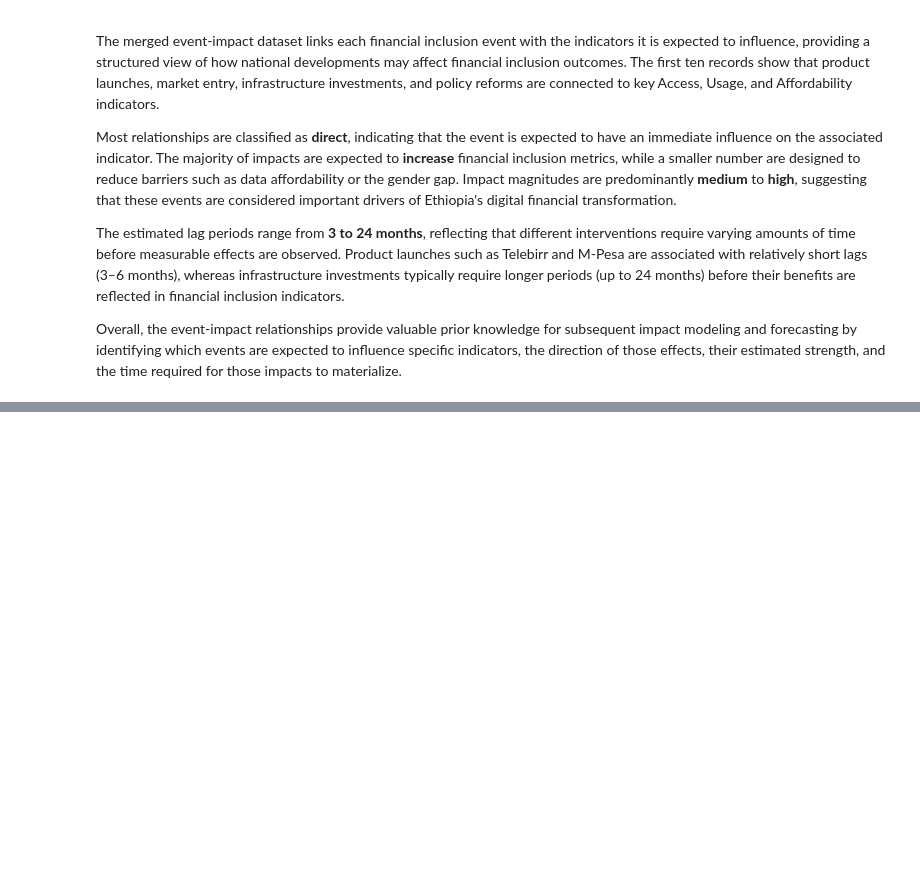
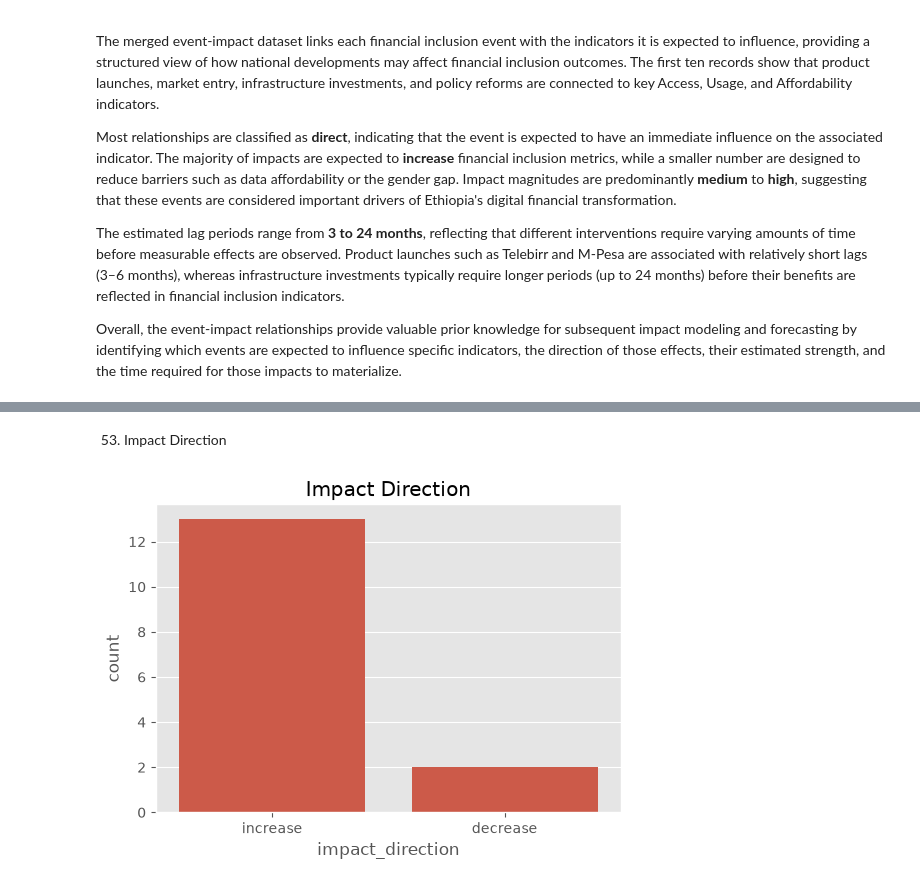
Before and after one commit to Lalisecf/ethiopia-fi-forecast-week11, a Jupyter notebook: notebooks/task_2_eda.ipynb, the cells around one changed output, grey strips where cells are left out. Cells and saved outputs as stored; diff of their text form; code cells hidden in the pictures; blank space fills up the shorter version.

```diff
--- a/notebooks/task_2_eda.ipynb
+++ b/notebooks/task_2_eda.ipynb
@@ -1953,0 +2197,15 @@ Overall, the event-impact relationships provide valuable prior knowledge for sub
+# %% [markdown]
+53. Impact Direction
+# %%
+plt.figure(figsize=(6,4))
+
+sns.countplot(
+    data=impact_links,
+    x="impact_direction"
+)
+
+plt.title("Impact Direction")
+
+plt.show()
+# %% [output]
+[figure, added]
```
Also changed, not shown: parts of 25 cells of this notebook.
